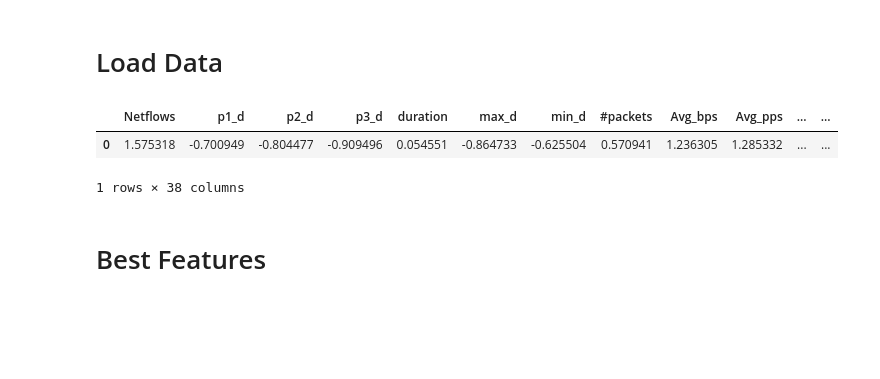
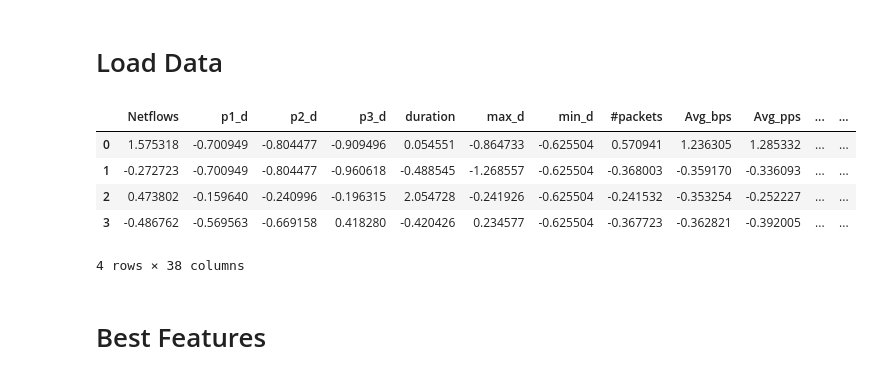
Before and after one commit to Kaiziferr/-Miner_Detector, a Jupyter notebook: PDG/KNN.ipynb, the cells around one changed output. Cells and saved outputs as stored; diff of their text form; code cells hidden in the pictures; blank space fills up the shorter version.

```diff
--- a/PDG/KNN.ipynb
+++ b/PDG/KNN.ipynb
@@ -14,11 +14,14 @@ from sklearn import metrics
 # Load Data
 # %%
 data = pd.read_csv('./data_i.csv')
-data.head(1)
+data.head(4)
 # %% [output]
 |  | Netflows | p1_d | p2_d | p3_d | duration | max_d | min_d | #packets | Avg_bps | Avg_pps | ... | ... |
 | 0 | 1.575318 | -0.700949 | -0.804477 | -0.909496 | 0.054551 | -0.864733 | -0.625504 | 0.570941 | 1.236305 | 1.285332 | ... | ... |
+| 1 | -0.272723 | -0.700949 | -0.804477 | -0.960618 | -0.488545 | -1.268557 | -0.625504 | -0.368003 | -0.359170 | -0.336093 | ... | ... |
+| 2 | 0.473802 | -0.159640 | -0.240996 | -0.196315 | 2.054728 | -0.241926 | -0.625504 | -0.241532 | -0.353254 | -0.252227 | ... | ... |
+| 3 | -0.486762 | -0.569563 | -0.669158 | 0.418280 | -0.420426 | 0.234577 | -0.625504 | -0.367723 | -0.362821 | -0.392005 | ... | ... |
-1 rows × 38 columns
+4 rows × 38 columns
 # %% [markdown]
 # Best Features
 # %%
```
Also changed, not shown: parts of 7 cells of this notebook, 11 other files.
